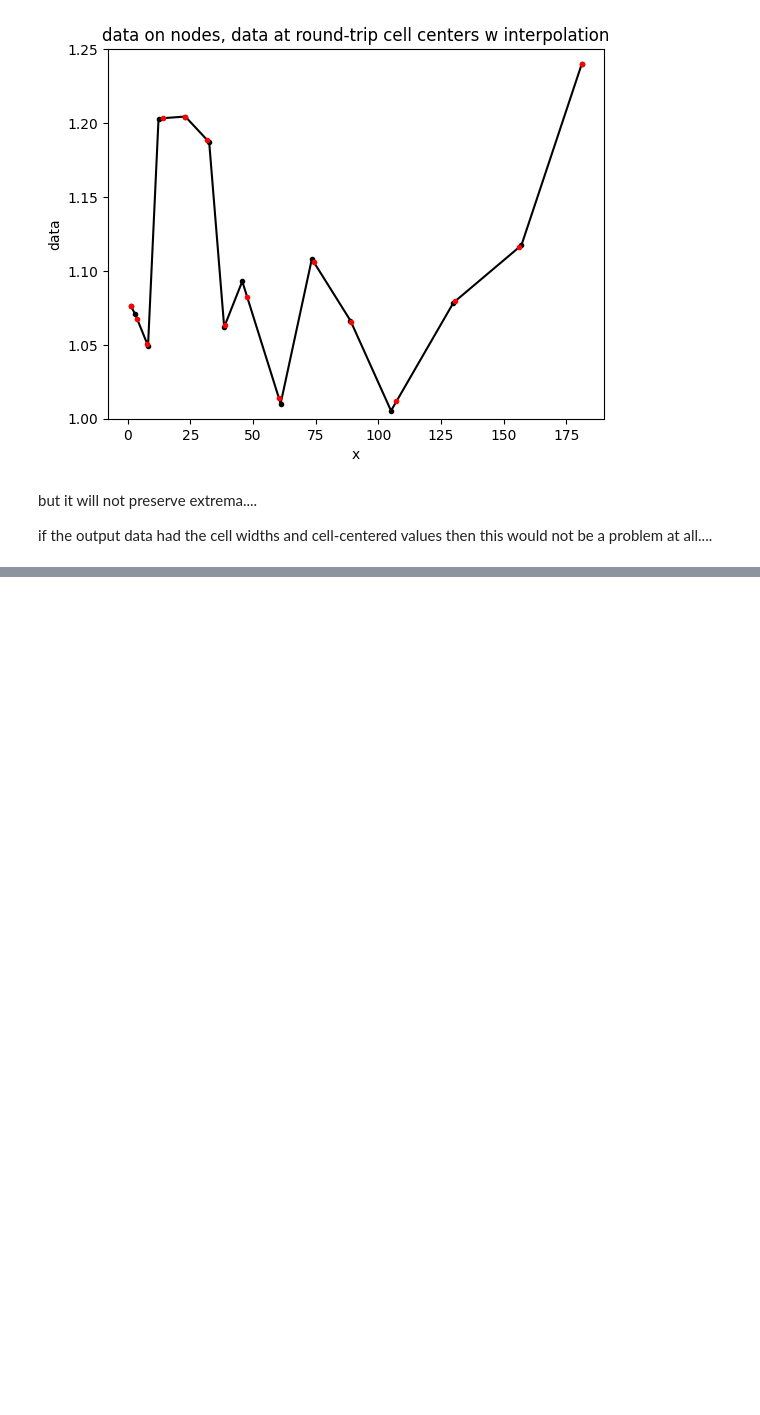
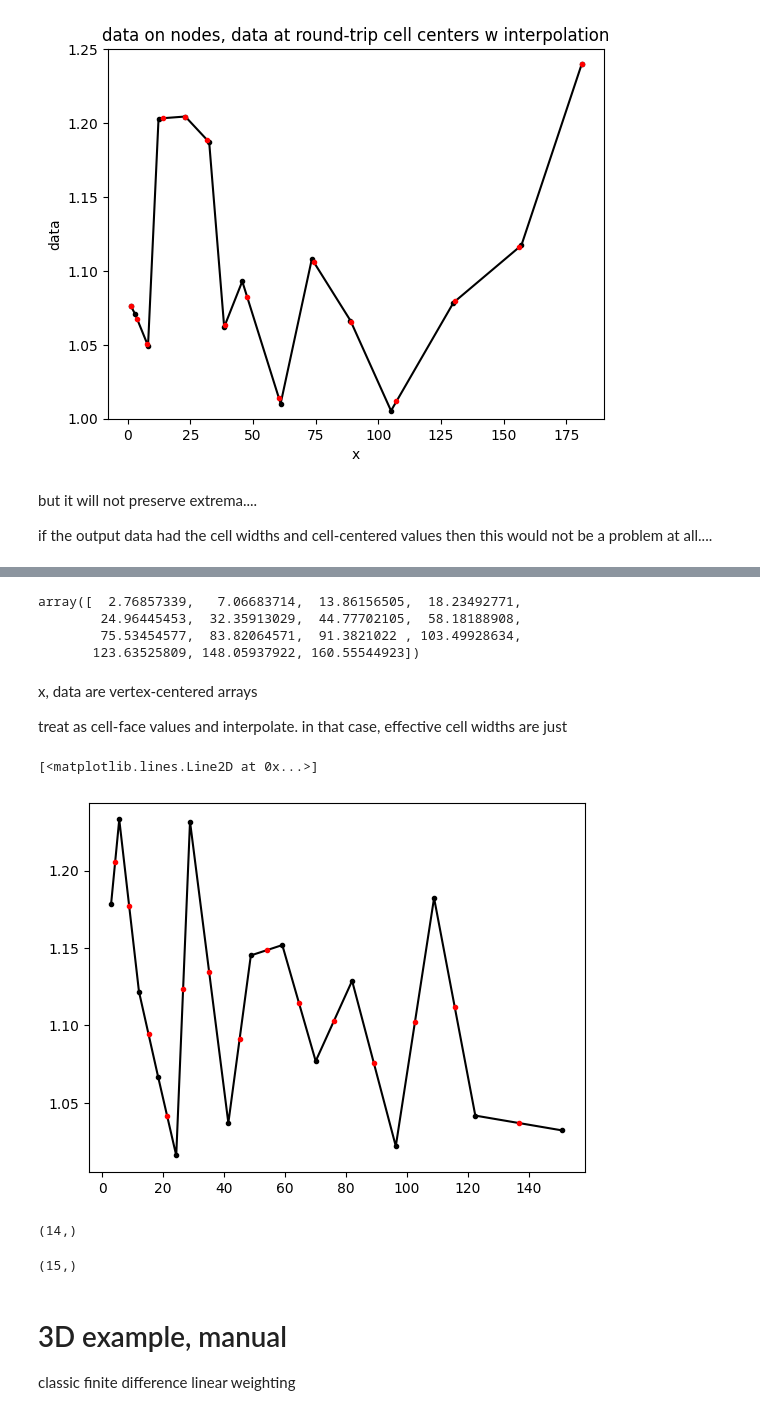
Before and after one commit to data-exp-lab/zfp_yt_cm1_stretched_grids, a Jupyter notebook: stretched_from_node_points.ipynb, the cells around one changed output, grey strips where cells are left out. Saved outputs shown, nothing was run; the diff lists cells and outputs as text; code cells hidden in the pictures; blank space fills up the shorter version.

```diff
--- a/stretched_from_node_points.ipynb
+++ b/stretched_from_node_points.ipynb
@@ -89,0 +94,18 @@ if the output data had the cell widths and cell-centered values then this would
+# %%
+import numpy as np
+import matplotlib.pyplot as plt
+
+dx = np.linspace(1, 10, 15)
+dx = dx + np.random.random(dx.shape) * (2 * dx)
+x = np.add.accumulate(dx)
+data = 1 + 0.25 * np.random.random(x.shape)
+x
+# %% [output]
+array([  2.76857339,   7.06683714,  13.86156505,  18.23492771,
+        24.96445453,  32.35913029,  44.77702105,  58.18188908,
+        75.53454577,  83.82064571,  91.3821022 , 103.49928634,
+       123.63525809, 148.05937922, 160.55544923])
+# %% [markdown]
+x, data are vertex-centered arrays
+
+treat as cell-face values and interpolate. in that case, effective cell widths are just
@@ -89,0 +114,22 @@ if the output data had the cell widths and cell-centered values then this would
+# %%
+cell_centers = (x[1:] + x[0:-1])/2.
+# %%
+cell_center_values = np.interp(cell_centers, x, data)
+# %%
+plt.plot(x, data,'k', marker=".")
+plt.plot(cell_centers, cell_center_values, '.r')
+# %% [output]
+[<matplotlib.lines.Line2D at 0x...>]
+[figure, added]
+# %%
+cell_centers.shape
+# %% [output]
+(14,)
+# %%
+data.shape
+# %% [output]
+(15,)
+# %% [markdown]
+# 3D example, manual
+
+classic finite difference linear weighting
```
Also changed, not shown: parts of 8 cells of this notebook, 1 other file.
